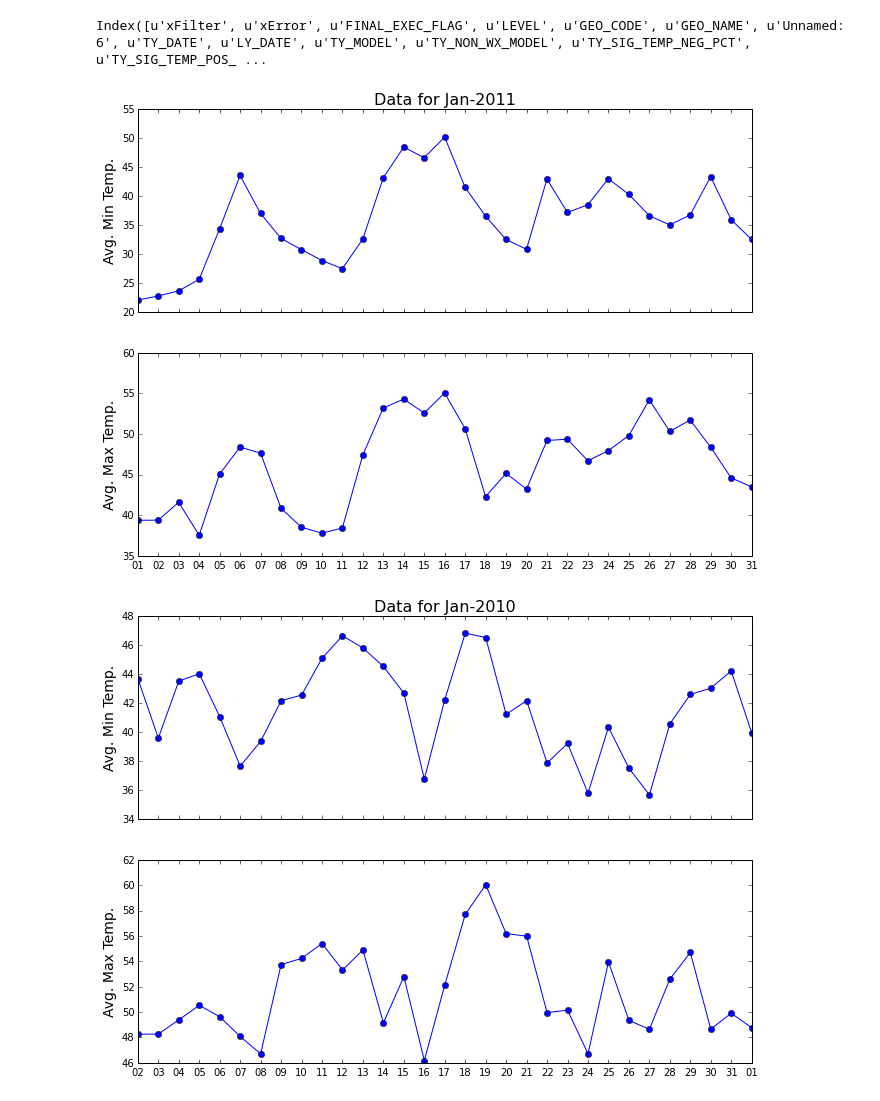
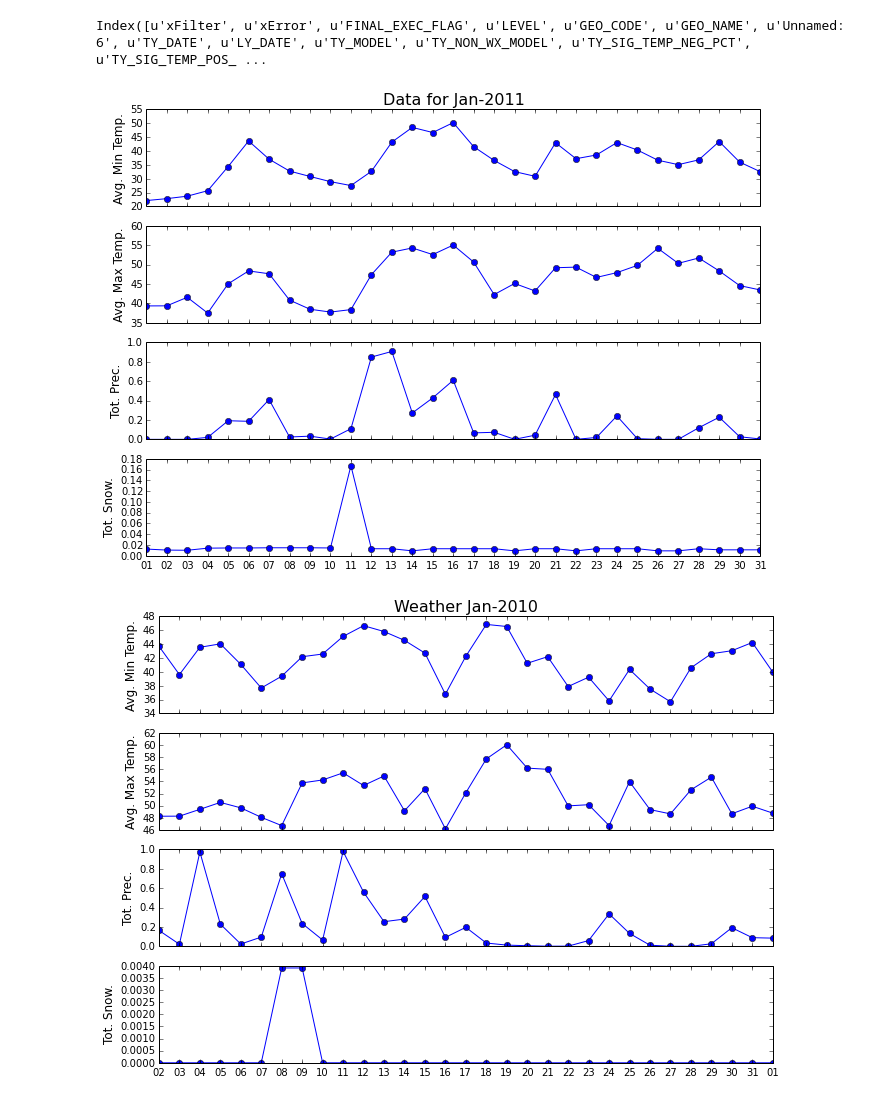
Before and after one commit to bharatreddy/wf-case-study, a Jupyter notebook: weather.ipynb, the cells around one changed output. Cells and saved outputs as stored; diff of their text form; code cells hidden in the pictures.

Commit message:
more wtr data

```diff
--- a/weather.ipynb
+++ b/weather.ipynb
@@ -33,17 +33,28 @@ daysLocPlot = mdates.DayLocator()
 dateLocPlot = mdates.DateLocator()
 dateTickFmt = mdates.DateFormatter('%d')
 # Plot 2011 data
-fig, (ax0, ax1) = plt.subplots(nrows=2, sharex=True, figsize=(11,8))
+fig, (ax0, ax1, ax2, ax3) = plt.subplots(nrows=4, sharex=True, figsize=(11,8))
 ax0.plot(weatherDF['datetime_ty'].tolist(), \
          weatherDF['TY_AVG_MIN_TEMP'].tolist(),\
          'bo-')
-ax0.set_ylabel('Avg. Min Temp.', fontsize=14)
-ax0.set_title('Data for Jan-2011', fontsize=16)
+ax0.set_ylabel('Avg. Min Temp.', fontsize=12)
+ax0.set_title('Weather Jan-2011', fontsize=16)
 
 ax1.plot(weatherDF['datetime_ty'].tolist(), \
          weatherDF['TY_AVG_MAX_TEMP'].tolist(),\
          'bo-')
-ax1.set_ylabel('Avg. Max Temp.', fontsize=14)
+ax1.set_ylabel('Avg. Max Temp.', fontsize=12)
+
+ax2.plot(weatherDF['datetime_ty'].tolist(), \
+         weatherDF['TY_TOTAL_PRECIP'].tolist(),\
+         'bo-')
+ax2.set_ylabel('Tot. Prec.', fontsize=12)
+
+ax3.plot(weatherDF['datetime_ty'].tolist(), \
+         weatherDF['TY_TOTAL_SNOW'].tolist(),\
+         'bo-')
+ax3.set_ylabel('Tot. Snow.', fontsize=12)
+
 
 # format the ticks
 ax0.xaxis.set_major_locator(daysLocPlot)
@@ -54,48 +65,75 @@ ax1.xaxis.set_major_locator(daysLocPlot)
 ax1.xaxis.set_major_formatter(dateTickFmt)
 ax1.xaxis.set_minor_locator(daysLocPlot)
 
+ax2.xaxis.set_major_locator(daysLocPlot)
+ax2.xaxis.set_major_formatter(dateTickFmt)
+ax2.xaxis.set_minor_locator(daysLocPlot)
+
+ax3.xaxis.set_major_locator(daysLocPlot)
+ax3.xaxis.set_major_formatter(dateTickFmt)
+ax3.xaxis.set_minor_locator(daysLocPlot)
+
 datemin = weatherDF['datetime_ty'].min().to_datetime()
 datemax = weatherDF['datetime_ty'].max().to_datetime()
-ax1.set_xlim(datemin, datemax)
+ax3.set_xlim(datemin, datemax)
 
 fig.savefig('figs/weather-2011.png', bbox_inches='tight', \
                         pad_inches=0)
 # %% [output]
-[figure, old version]
+[figure, new version]
 # %%
 # Plot weather data
 yearsLocPlot = mdates.YearLocator()   # every year
 monthsLocPlot = mdates.MonthLocator()  # every month
 daysLocPlot = mdates.DayLocator()
 dateLocPlot = mdates.DateLocator()
 dateTickFmt = mdates.DateFormatter('%d')
 # Plot 2010 data
-fig, (ax0, ax1) = plt.subplots(nrows=2, sharex=True, figsize=(11,8))
+fig, (ax0, ax1, ax2, ax3) = plt.subplots(nrows=4, sharex=True, figsize=(11,8))
 ax0.plot(weatherDF['datetime_ly'].tolist(), \
          weatherDF['LY_AVG_MIN_TEMP'].tolist(),\
          'bo-')
-ax0.set_ylabel('Avg. Min Temp.', fontsize=14)
-ax0.set_title('Data for Jan-2010', fontsize=16)
+ax0.set_ylabel('Avg. Min Temp.', fontsize=12)
+ax0.set_title('Weather Jan-2010', fontsize=16)
 
 ax1.plot(weatherDF['datetime_ly'].tolist(), \
          weatherDF['LY_AVG_MAX_TEMP'].tolist(),\
          'bo-')
-ax1.set_ylabel('Avg. Max Temp.', fontsize=14)
+ax1.set_ylabel('Avg. Max Temp.', fontsize=12)
+
+ax2.plot(weatherDF['datetime_ly'].tolist(), \
+         weatherDF['LY_TOTAL_PRECIP'].tolist(),\
+         'bo-')
+ax2.set_ylabel('Tot. Prec.', fontsize=12)
+
+ax3.plot(weatherDF['datetime_ly'].tolist(), \
+         weatherDF['LY_TOTAL_SNOW'].tolist(),\
+         'bo-')
+ax3.set_ylabel('Tot. Snow.', fontsize=12)
+
 
 # format the ticks
 ax0.xaxis.set_major_locator(daysLocPlot)
 ax0.xaxis.set_major_formatter(dateTickFmt)
 ax0.xaxis.set_minor_locator(daysLocPlot)
 
 ax1.xaxis.set_major_locator(daysLocPlot)
 ax1.xaxis.set_major_formatter(dateTickFmt)
 ax1.xaxis.set_minor_locator(daysLocPlot)
 
+ax2.xaxis.set_major_locator(daysLocPlot)
+ax2.xaxis.set_major_formatter(dateTickFmt)
+ax2.xaxis.set_minor_locator(daysLocPlot)
+
+ax3.xaxis.set_major_locator(daysLocPlot)
+ax3.xaxis.set_major_formatter(dateTickFmt)
+ax3.xaxis.set_minor_locator(daysLocPlot)
+
 datemin = weatherDF['datetime_ly'].min().to_datetime()
 datemax = weatherDF['datetime_ly'].max().to_datetime()
-ax1.set_xlim(datemin, datemax)
+ax3.set_xlim(datemin, datemax)
 
 fig.savefig('figs/weather-2010.png', bbox_inches='tight', \
                         pad_inches=0)
 # %% [output]
-[figure, old version]
+[figure, new version]
```
Also changed, not shown: 3 other files.
